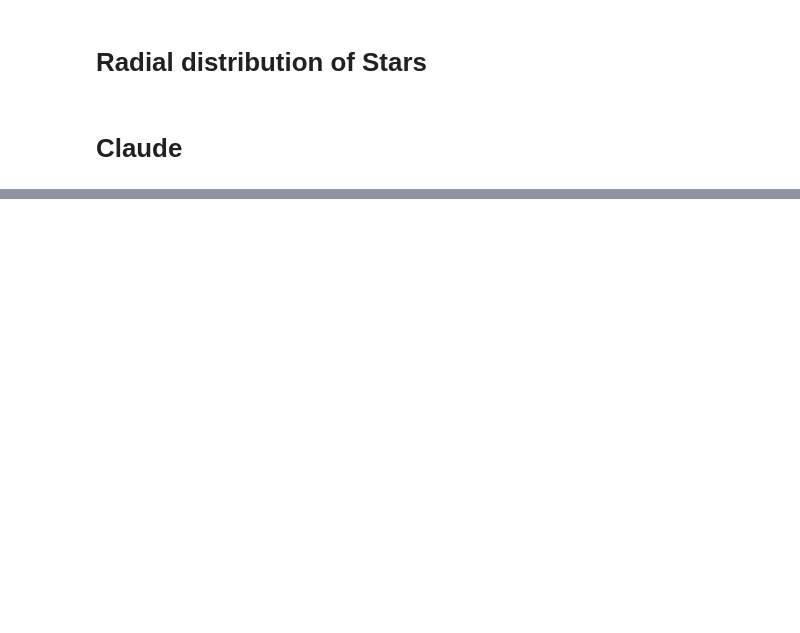
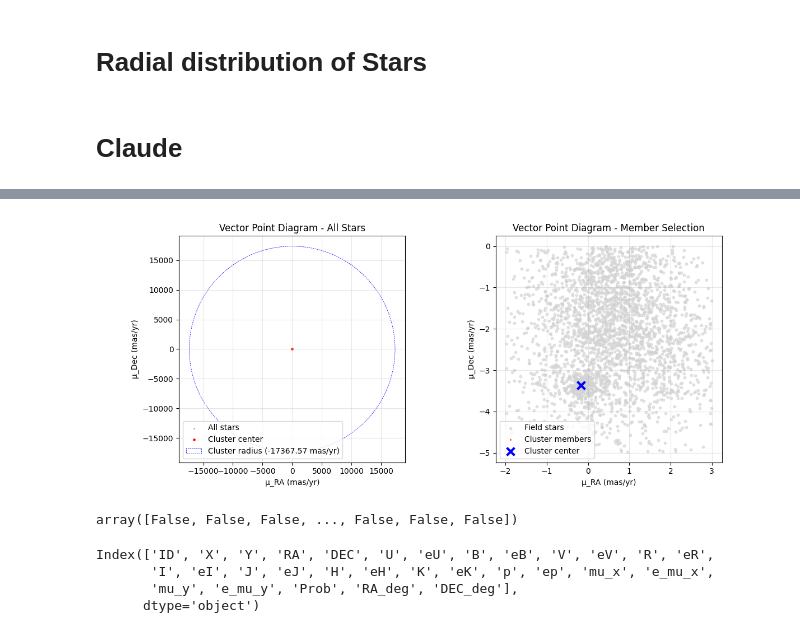
Before and after one commit to pranavkalsi/My-Projects, a Jupyter notebook: NGC_1960.ipynb, the cells around one changed output, grey strips where cells are left out. Saved outputs shown, nothing was run; the diff lists cells and outputs as text; code cells hidden in the pictures; blank space fills up the shorter version.

```diff
--- a/NGC_1960.ipynb
+++ b/NGC_1960.ipynb
@@ -968,0 +1060,15 @@ if __name__ == "__main__":
+# %%
+cluster_DR2_roi.plot_vpd()
+# %% [output]
+[figure, added]
+# %%
+cluster_DR2_roi.membership_flags
+# %% [output]
+array([False, False, False, ..., False, False, False])
+# %%
+roi_df[cluster_DR2_roi.membership_flags].columns
+# %% [output]
+Index(['ID', 'X', 'Y', 'RA', 'DEC', 'U', 'eU', 'B', 'eB', 'V', 'eV', 'R', 'eR',
+       'I', 'eI', 'J', 'eJ', 'H', 'eH', 'K', 'eK', 'p', 'ep', 'mu_x', 'e_mu_x',
+       'mu_y', 'e_mu_y', 'Prob', 'RA_deg', 'DEC_deg'],
+      dtype='object')
```
Also changed, not shown: parts of 29 cells of this notebook, 4 other files.
